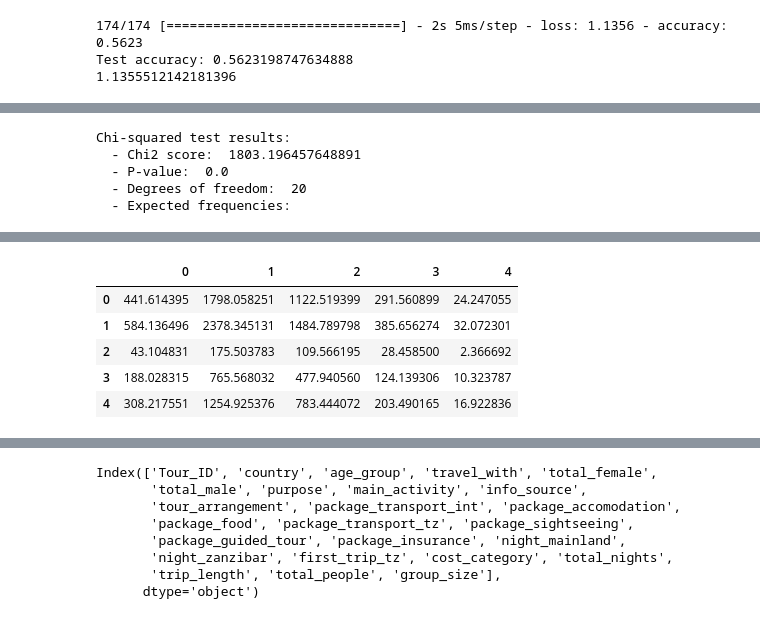
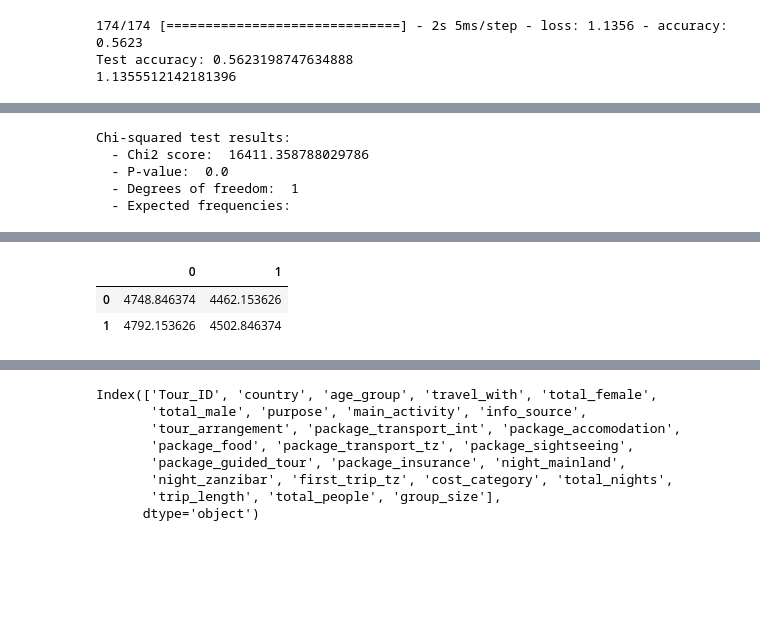
Before and after one commit to Njaramba-Riri/expenditure-prediction, a Jupyter notebook: trial.ipynb, the cells around one changed output, grey strips where cells are left out. Drawn from its saved outputs; the diff is of its cells as text; code cells hidden in the pictures; blank space fills up the shorter version.

```diff
--- a/trial.ipynb
+++ b/trial.ipynb
@@ -244,31 +267,28 @@ from kfold import skfold
 # %%
 from scipy.stats import chi2_contingency
 
-ct=pd.crosstab(data['cost_category'] ,[data['age_group']])#, data['night_zanzibar']])
+ct=pd.crosstab(data['tour_arrangement'] ,[data['package_accomodation']])#, data['night_zanzibar']])
 
 chi2, p, dof, expected=chi2_contingency(ct)
 
 print("Chi-squared test results:")
 print("  - Chi2 score: ", chi2)
 print("  - P-value: ", p)
 print("  - Degrees of freedom: ", dof)
 print("  - Expected frequencies: ")
 expected=pd.DataFrame(expected)
 expected.head(5)
 # %% [output]
 [interactive output not drawn]
 Chi-squared test results:
-  - Chi2 score:  1803.196457648891
+  - Chi2 score:  16411.358788029786
   - P-value:  0.0
-  - Degrees of freedom:  20
+  - Degrees of freedom:  1
   - Expected frequencies:
 [interactive output not drawn]
-|  | 0 | 1 | 2 | 3 | 4 |
-| 0 | 441.614395 | 1798.058251 | 1122.519399 | 291.560899 | 24.247055 |
-| 1 | 584.136496 | 2378.345131 | 1484.789798 | 385.656274 | 32.072301 |
-| 2 | 43.104831 | 175.503783 | 109.566195 | 28.458500 | 2.366692 |
-| 3 | 188.028315 | 765.568032 | 477.940560 | 124.139306 | 10.323787 |
-| 4 | 308.217551 | 1254.925376 | 783.444072 | 203.490165 | 16.922836 |
+|  | 0 | 1 |
+| 0 | 4748.846374 | 4462.153626 |
+| 1 | 4792.153626 | 4502.846374 |
 # %%
 ct_df=pd.DataFrame(ct)
 ct_df
```
Also changed, not shown: parts of 13 cells of this notebook, 12 other files.
